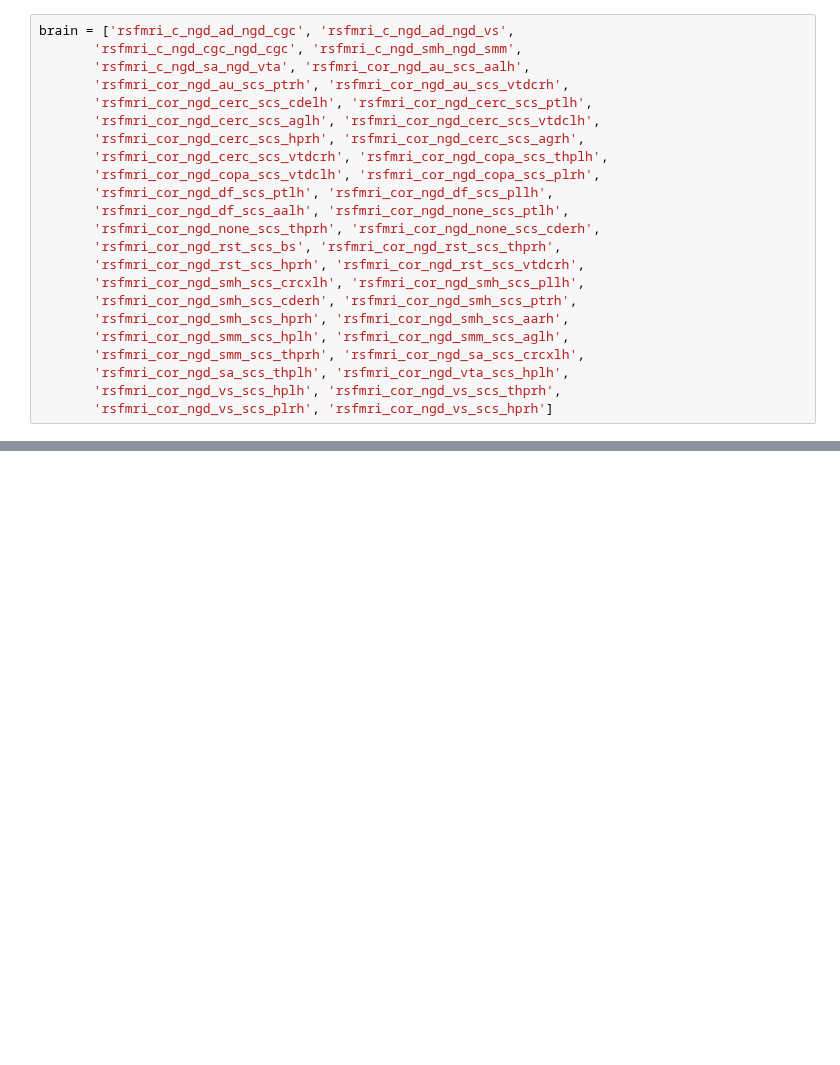
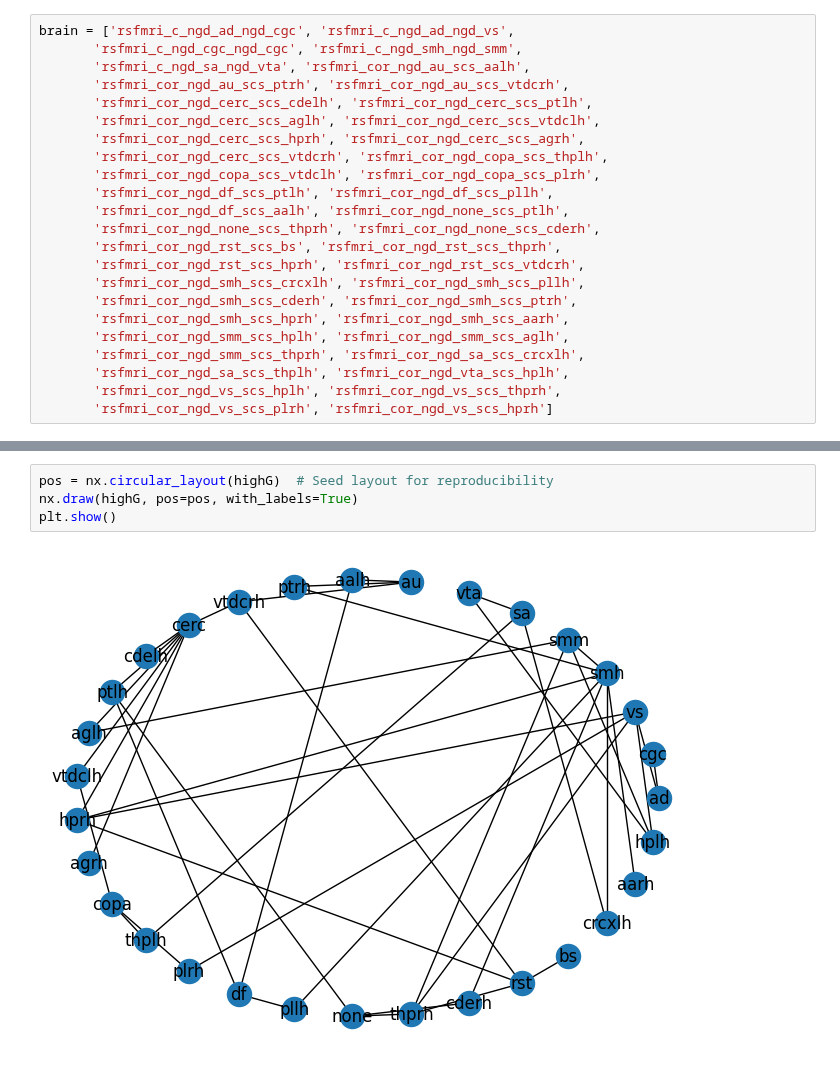
Before and after one commit to grace-shearrer/SSIB-2024, a Jupyter notebook: Scripts_Yana/Final_cleaning_data_scripts/SSBneuroGraph.ipynb, the cells around one changed output, grey strips where cells are left out. Drawn from its saved outputs; the diff is of its cells as text; blank space fills up the shorter version.

```diff
--- a/Scripts_Yana/Final_cleaning_data_scripts/SSBneuroGraph.ipynb
+++ b/Scripts_Yana/Final_cleaning_data_scripts/SSBneuroGraph.ipynb
@@ -108,0 +95,6 @@ NetworkXError: Adjacency matrix not square: nx,ny=(925, 49)
+# %%
+pos = nx.circular_layout(highG)  # Seed layout for reproducibility
+nx.draw(highG, pos=pos, with_labels=True)
+plt.show()
+# %% [output]
+[figure, added]
```
Also changed, not shown: parts of 18 cells of this notebook.
